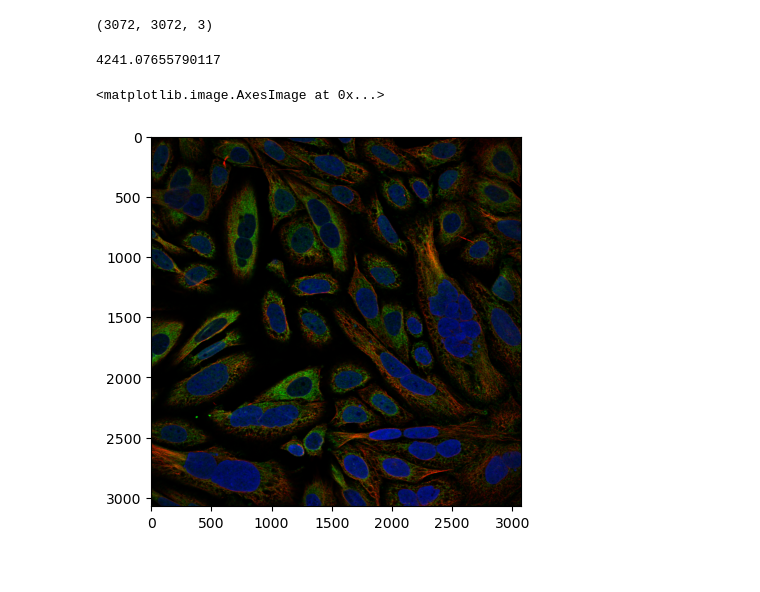
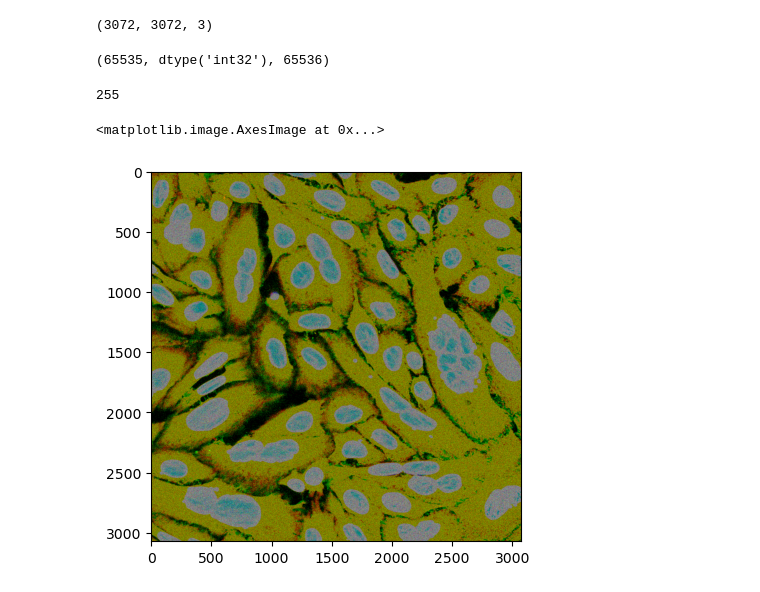
Before and after one commit to CellProfiling/stable-diffusion, a Jupyter notebook: scripts/2023_11_15_eval_sc_loc_clf/segment_cells.ipynb, the cells around one changed output. Cells and saved outputs as stored; diff of their text form; code cells hidden in the pictures.

```diff
--- a/scripts/2023_11_15_eval_sc_loc_clf/segment_cells.ipynb
+++ b/scripts/2023_11_15_eval_sc_loc_clf/segment_cells.ipynb
@@ -741,12 +741,16 @@ full_res_image.shape
 # %% [output]
 (3072, 3072, 3)
 # %%
-full_res_image.mean()
+full_res_image.max(), full_res_image.dtype, 2**16
 # %% [output]
-4241.07655790117
+(65535, dtype('int32'), 65536)
+# %%
+full_res_image.astype(np.uint8).max()
+# %% [output]
+255
 # %%
 fig, ax = plt.subplots()
-ax.imshow(full_res_image // 256)
+ax.imshow(full_res_image.astype(np.uint8))
 # %% [output]
 <matplotlib.image.AxesImage at 0x...>
-[figure, old version]
+[figure, new version]
```
Also changed, not shown: 14 other files.
